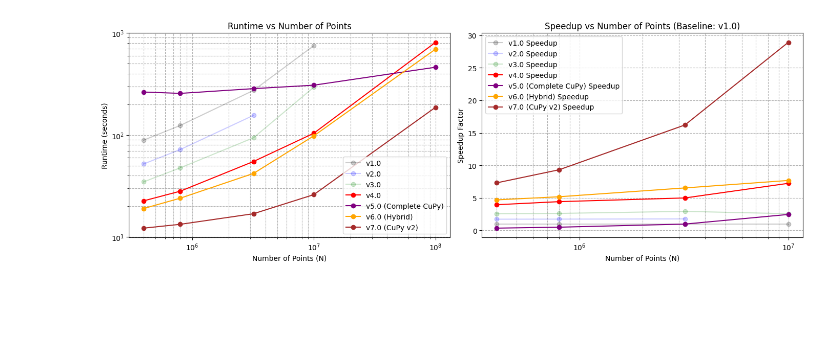
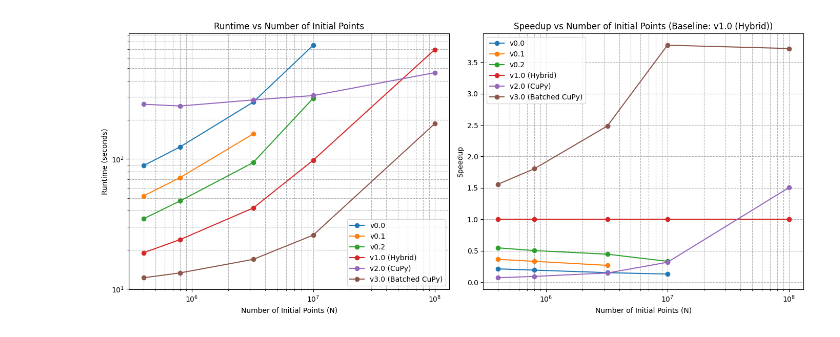
Before and after one commit to ut-padas/affini, a Jupyter notebook: _experiments/E2E_code_speedup.ipynb, the cells around one changed output. Cells and saved outputs as stored; diff of their text form; code cells hidden in the pictures; blank space fills up the shorter version.

```diff
--- a/_experiments/E2E_code_speedup.ipynb
+++ b/_experiments/E2E_code_speedup.ipynb
@@ -12,53 +12,44 @@ version_times_vs_n = [
 ]
 labels = [
     "N",
-    "v1.0",
-    "v2.0",
-    "v3.0",
+    "v0.0",
+    "v0.1",
+    "v0.2",
     "v4.0",
-    "v5.0 (Complete CuPy)",
-    "v6.0 (Hybrid)",
-    "v7.0 (CuPy v2)",
+    "v2.0 (CuPy)",
+    "v1.0 (Hybrid)",
+    "v3.0 (Batched CuPy)",
 ]
-speed_baseline_col = "v6.0 (Hybrid)"
-speed_baseline_col = "v1.0"
+speed_baseline_col = "v1.0 (Hybrid)"
 df = pd.DataFrame(version_times_vs_n, columns=labels)
-df["speedup_v1.0"] = df[speed_baseline_col] / df["v1.0"]
-df["speedup_v2.0"] = df[speed_baseline_col] / df["v2.0"]
-df["speedup_v3.0"] = df[speed_baseline_col] / df["v3.0"]
-df["speedup_v4.0"] = df[speed_baseline_col] / df["v4.0"]
-df["speedup_v5.0 (Complete CuPy)"] = df[speed_baseline_col] / df["v5.0 (Complete CuPy)"]
-df["speedup_v6.0 (Hybrid)"] = df[speed_baseline_col] / df["v6.0 (Hybrid)"]
-df["speedup_v7.0 (CuPy v2)"] = df[speed_baseline_col] / df["v7.0 (CuPy v2)"]
+for version in labels[1:]:
+    speedup_col = f"speedup_{version}"
+    df[speedup_col] = df[speed_baseline_col] / df[version]
 
 # Define versions and colors
 versions = [
-    "v1.0",
-    "v2.0",
-    "v3.0",
-    "v4.0",
-    "v5.0 (Complete CuPy)",
-    "v6.0 (Hybrid)",
-    "v7.0 (CuPy v2)",
+    "v0.0",
+    "v0.1",
+    "v0.2",
+    # "v4.0",
+    "v1.0 (Hybrid)",
+    "v2.0 (CuPy)",
+    "v3.0 (Batched CuPy)",
 ]
-colors = ["black", "blue", "green", "red", "purple", "orange", "brown"]
+colors = [f"C{i}" for i in range(len(versions))]
 
 # Plot subplot of runtimes vs N and speedups vs N
-fig, (ax1, ax2) = plt.subplots(1, 2, figsize=(14, 5))
+fig, (ax1, ax2) = plt.subplots(1, 2, figsize=(14, 6))
 
 # Loop over versions for runtime
 for i, version in enumerate(versions):
-    if version in ["v1.0", "v2.0", "v3.0"]:
-        alpha = 0.2
-    else:
-        alpha = 1.0
     ax1.plot(
         df["N"],
         df[version],
         marker="o",
         label=version,
         color=colors[i],
-        alpha=alpha,
+        # alpha=alpha,
     )
 
 ax1.set_xscale("log")
@@ -67,47 +58,42 @@ ax1.set_yscale("log")
 
 def x_ticks_helper(vals: list[float]) -> list[str]:
     labels = []
     for x in vals:
         if x == 0:
             labels.append("0")
         else:
             exp = int(np.log10(abs(x)))
             mant = x / (10**exp)
             labels.append(rf"{mant:.1f} $\times$ 10$^{{{exp}}}$")
     return labels
 
 
-ax1.set_xlabel("Number of Points (N)")
+ax1.set_xlabel("Number of Initial Points (N)")
 ax1.set_ylabel("Runtime (seconds)")
-ax1.set_title("Runtime vs Number of Points")
+ax1.set_title("Runtime vs Number of Initial Points")
 ax1.grid(True, which="both", ls="--")
 ax1.legend()
 
-# Loop over
+ax2.set_xscale("log")
+# ax2.set_yscale("log")
 for i, version in enumerate(versions):
-    if version in ["v1.0", "v2.0", "v3.0"]:
-        alpha = 0.2
-    else:
-        alpha = 1.0
     speedup_col = f"speedup_{version}"
     ax2.plot(
         df["N"],
         df[speedup_col],
         marker="o",
-        label=f"{version} Speedup",
+        label=version,
         color=colors[i],
-        alpha=alpha,
+        # alpha=alpha,
     )
-
-ax2.set_xscale("log")
-ax2.set_xlabel("Number of Points (N)")
-ax2.set_ylabel("Speedup Factor")
-ax2.set_title(f"Speedup vs Number of Points (Baseline: {speed_baseline_col})")
+ax2.set_xlabel("Number of Initial Points (N)")
+ax2.set_ylabel("Speedup")
+ax2.set_title(f"Speedup vs Number of Initial Points (Baseline: {speed_baseline_col})")
 ax2.grid(True, which="both", ls="--")
 ax2.legend()
 
 plt.tight_layout()
 # %% [output]
-[figure, old version]
+[figure, new version]
 # %%
 version_times_vs_tols_vs_n = [
```
Also changed, not shown: parts of 1 cell of this notebook, 1 other file.
